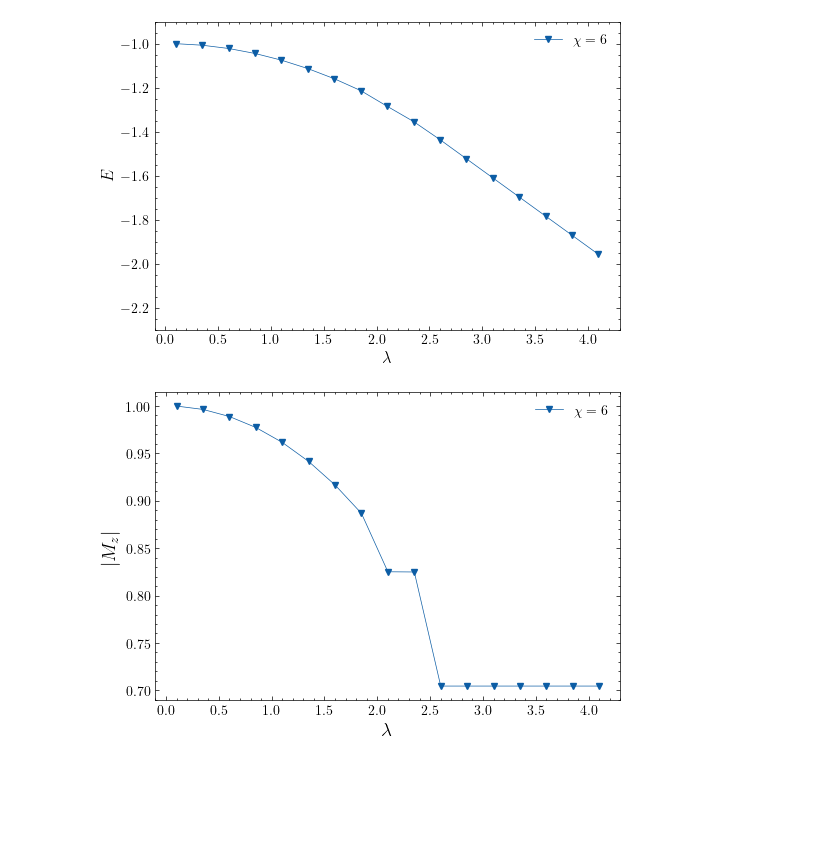
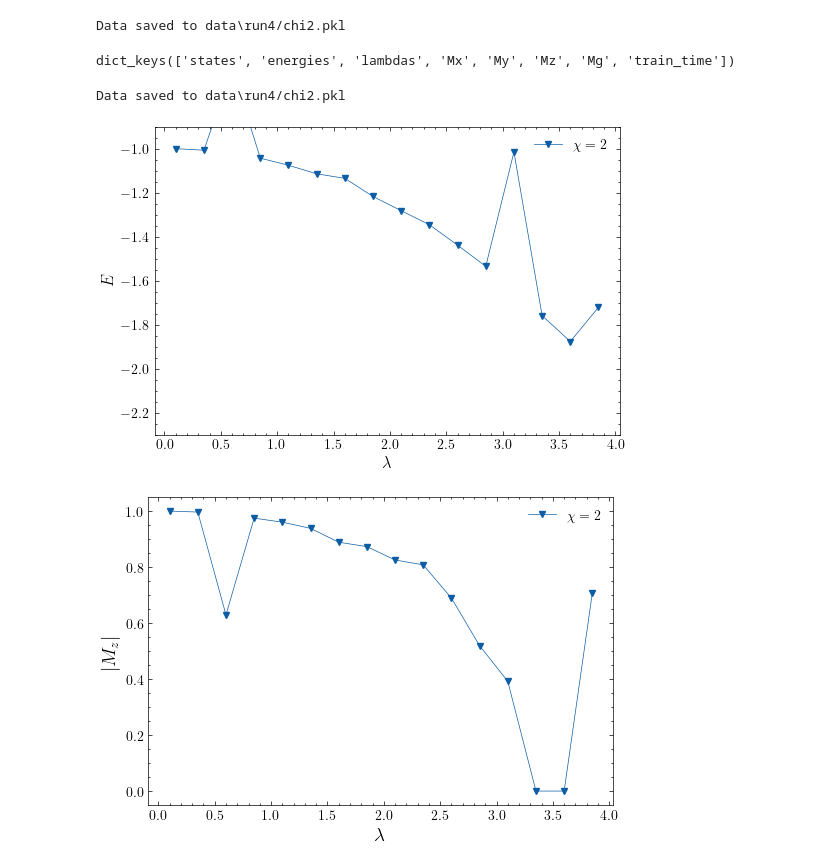
Before and after one commit to DerkNiessink/PEPSFlow, a Jupyter notebook: analysis.ipynb, the cells around one changed output. Saved outputs shown, nothing was run; the diff lists cells and outputs as text; code cells hidden in the pictures; blank space fills up the shorter version.

```diff
--- a/analysis.ipynb
+++ b/analysis.ipynb
@@ -7,36 +7,50 @@ plt.style.use('science')
 
 from pepsflow.iPEPS_trainer import iPEPSTrainer
 # %%
-lambda_values = [lam for lam in np.arange(0.1, 4.25, 0.25)]
-chi_values = [6, 8, 12, 18]
+lambda_values = [lam for lam in np.arange(0.1, 4, 0.25)]
+chi_values = [2]
 for chi in chi_values:
-    trainer = iPEPSTrainer(chi = chi, d = 2, gpu=False)
-    trainer.exe(lambda_values, tol=1e-8, max_epochs=50, use_prev=False)
+    trainer = iPEPSTrainer( chi = chi, d = 2, gpu=False)
+    trainer.exe(lambda_values,tol=1e-8, max_epochs=50)
     trainer.save_data(fn = f"run4/chi{chi}")
+# %% [output]
+Data saved to data\run4/chi2.pkl
+# %%
+data = pickle.load(open('data/run4/chi2.pkl', 'rb'))
+print(data.keys())
+# %% [output]
+dict_keys(['states', 'energies', 'lambdas', 'Mx', 'My', 'Mz', 'Mg', 'train_time'])
+# %%
+#lambda_values = [lam for lam in np.arange(0.1, 4.25, 0.25)]
+chi_values = [4]
+for chi in chi_values:
+    trainer = iPEPSTrainer(chi = chi, d = 2, gpu=False, data_prev=data)
+    trainer.exe(tol=1e-8, max_epochs=20)
+    trainer.save_data(fn = f"run4/chi{chi}")
+# %% [output]
+Data saved to data\run4/chi2.pkl
 # %%
-
-
 plt.figure(figsize=(6, 4))
-for chi in chi_values[:1]:
+for chi in [2 ]:
     with open(f"data/run4/chi{chi}.pkl", 'rb') as f:
         data = pickle.load(f)
     plt.plot(lambda_values, data["energies"], 'v-', markersize=4, linewidth=0.5, label=rf'$\chi = {chi}$')
 
 plt.legend()
 plt.ylim(-2.3, -0.9)
 plt.xlabel(r"$\lambda$", fontsize=12)
 plt.ylabel(r'$E$', fontsize=12)
 plt.show()
 
 plt.figure(figsize=(6, 4))
-for chi in chi_values[:1]:
+for chi in [2]:
     with open(f"data/run4/chi{chi}.pkl", 'rb') as f:
         data = pickle.load(f)
     plt.plot(lambda_values, abs(np.array(data['Mz'])), 'v-', markersize=4, linewidth=0.5, label=rf'$\chi = {chi}$')
 plt.legend()
 plt.xlabel(r"$\lambda$", fontsize=14)
 plt.ylabel(r'$|M_z|$', fontsize=14)
 plt.show()
 # %% [output]
-[figure, old version]
+[figure, new version]
-[figure, old version]
+[figure, new version]
```
Also changed, not shown: parts of 2 cells of this notebook, 8 other files.
